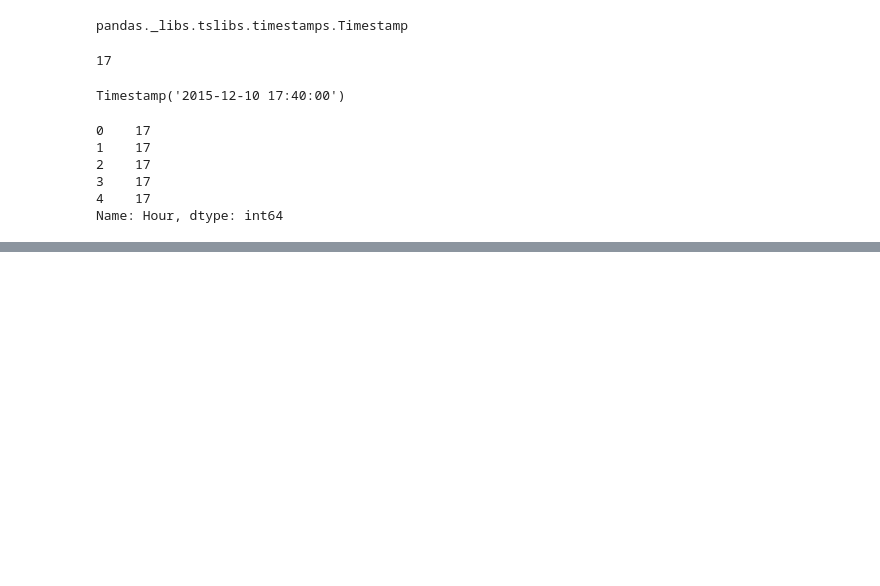
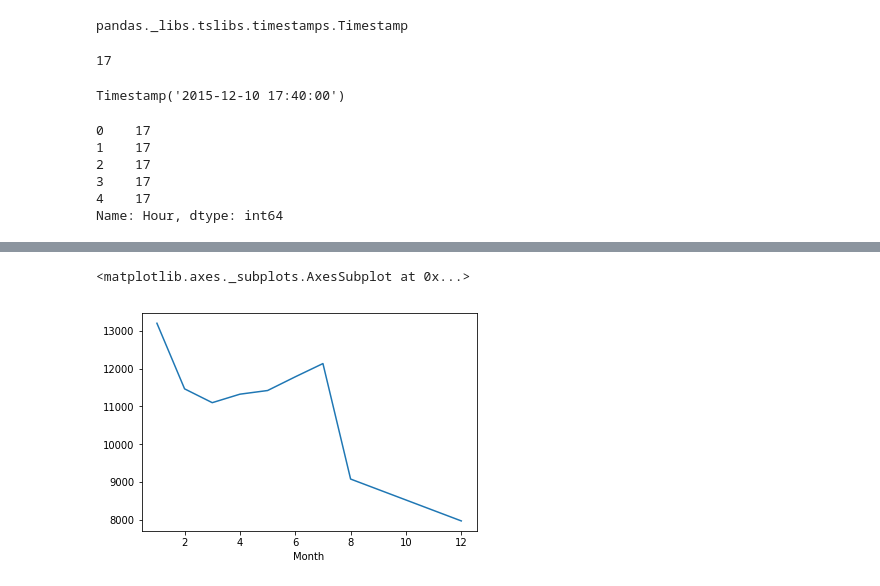
Before and after one commit to mertdotcc/ds-projects, a Jupyter notebook: 911-calls-project/911-calls-project.ipynb, the cells around one changed output, grey strips where cells are left out. Saved outputs shown, nothing was run; the diff lists cells and outputs as text; code cells hidden in the pictures; blank space fills up the shorter version.

```diff
--- a/911-calls-project/911-calls-project.ipynb
+++ b/911-calls-project/911-calls-project.ipynb
@@ -165,0 +184,5 @@ plt.legend(bbox_to_anchor=)
+# %%
+byMonth['lat'].plot()
+# %% [output]
+<matplotlib.axes._subplots.AxesSubplot at 0x...>
+[figure, added]
```
Also changed, not shown: parts of 14 cells of this notebook.
